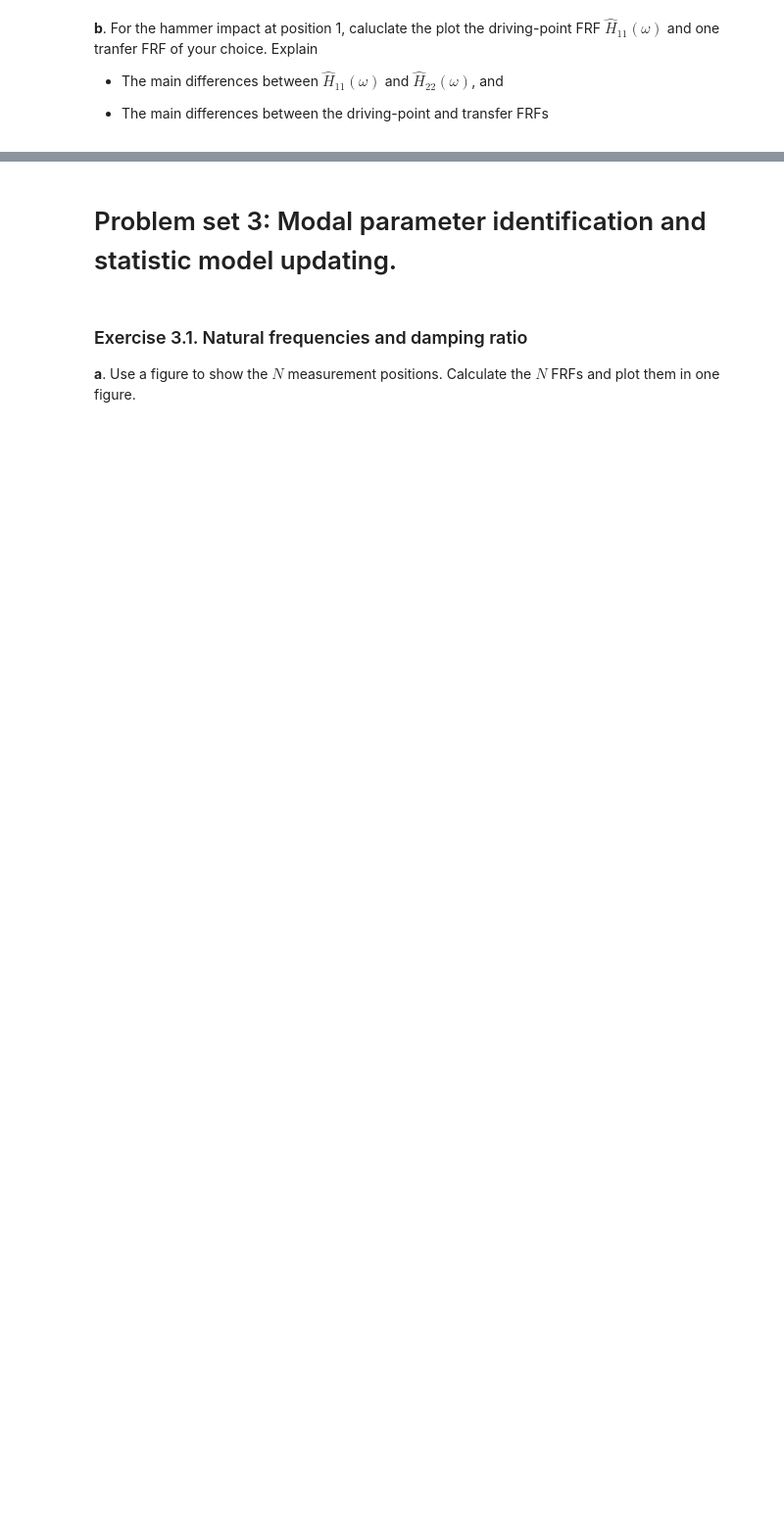
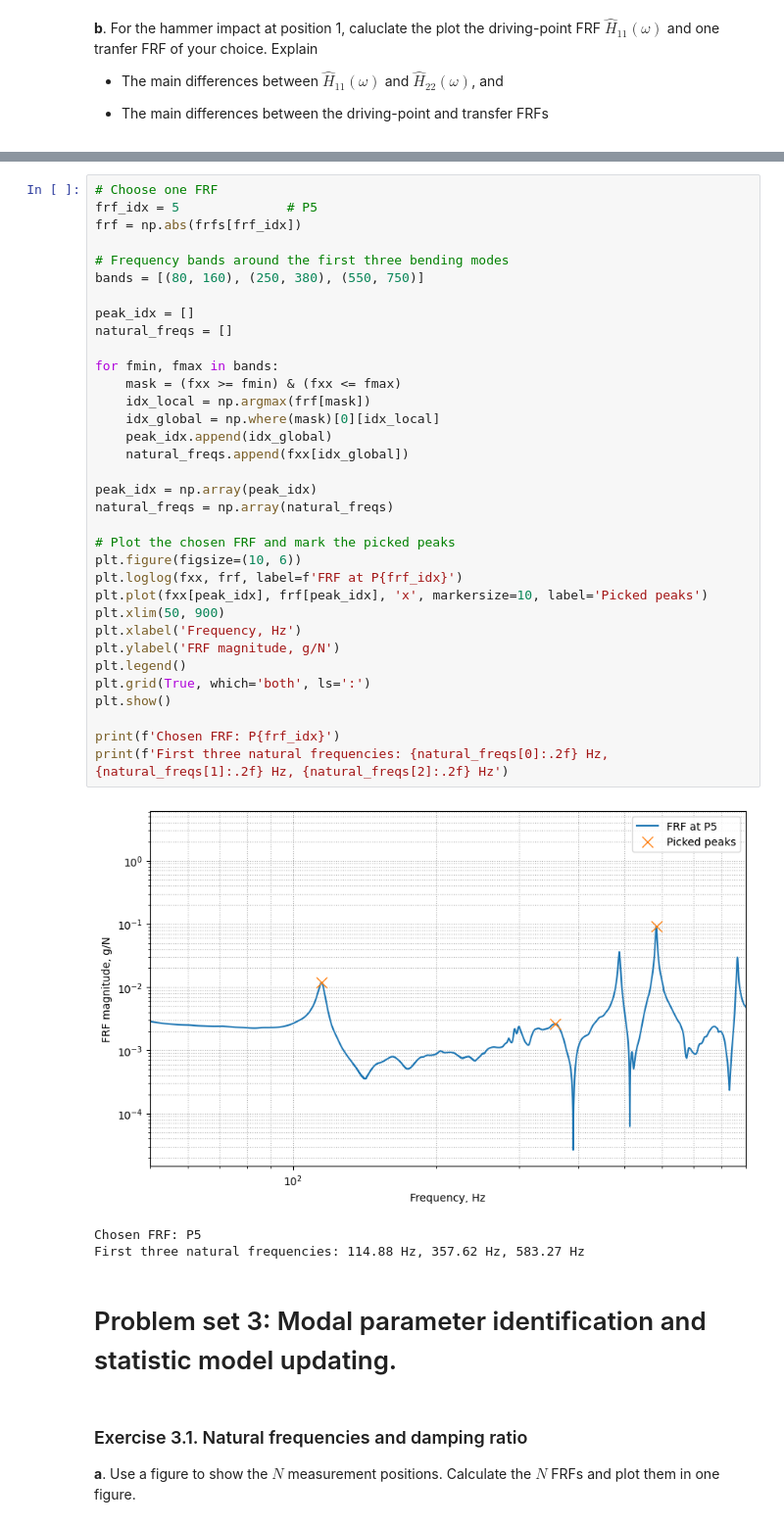
Before and after one commit to josems06-crypto/CIEM5110-U3-lab_assignment_2026, a Jupyter notebook: CIEM5110_U3_lab_assignment_template_for_report_2026.ipynb, the cells around one changed output, grey strips where cells are left out. Shown at 98% size. Saved outputs shown, nothing was run; the diff lists cells and outputs as text; blank space fills up the shorter version.

```diff
--- a/CIEM5110_U3_lab_assignment_template_for_report_2026.ipynb
+++ b/CIEM5110_U3_lab_assignment_template_for_report_2026.ipynb
@@ -755,3 +525,41 @@ plt.show()
+# %%
+# Choose one FRF
+frf_idx = 5              # P5
+frf = np.abs(frfs[frf_idx])
+
+# Frequency bands around the first three bending modes
+bands = [(80, 160), (250, 380), (550, 750)]
+
+peak_idx = []
+natural_freqs = []
+
+for fmin, fmax in bands:
+    mask = (fxx >= fmin) & (fxx <= fmax)
+    idx_local = np.argmax(frf[mask])
+    idx_global = np.where(mask)[0][idx_local]
+    peak_idx.append(idx_global)
+    natural_freqs.append(fxx[idx_global])
+
+peak_idx = np.array(peak_idx)
+natural_freqs = np.array(natural_freqs)
+
+# Plot the chosen FRF and mark the picked peaks
+plt.figure(figsize=(10, 6))
+plt.loglog(fxx, frf, label=f'FRF at P{frf_idx}')
+plt.plot(fxx[peak_idx], frf[peak_idx], 'x', markersize=10, label='Picked peaks')
+plt.xlim(50, 900)
+plt.xlabel('Frequency, Hz')
+plt.ylabel('FRF magnitude, g/N')
+plt.legend()
+plt.grid(True, which='both', ls=':')
+plt.show()
+
+print(f'Chosen FRF: P{frf_idx}')
+print(f'First three natural frequencies: {natural_freqs[0]:.2f} Hz, {natural_freqs[1]:.2f} Hz, {natural_freqs[2]:.2f} Hz')
+# %% [output]
+[figure, added]
+Chosen FRF: P5
+First three natural frequencies: 114.88 Hz, 357.62 Hz, 583.27 Hz
 # %% [markdown]
 # Problem set 3: Modal parameter identification and statistic model updating.
 # %% [markdown]
```
Also changed, not shown: parts of 8 cells of this notebook, 1 other file.
